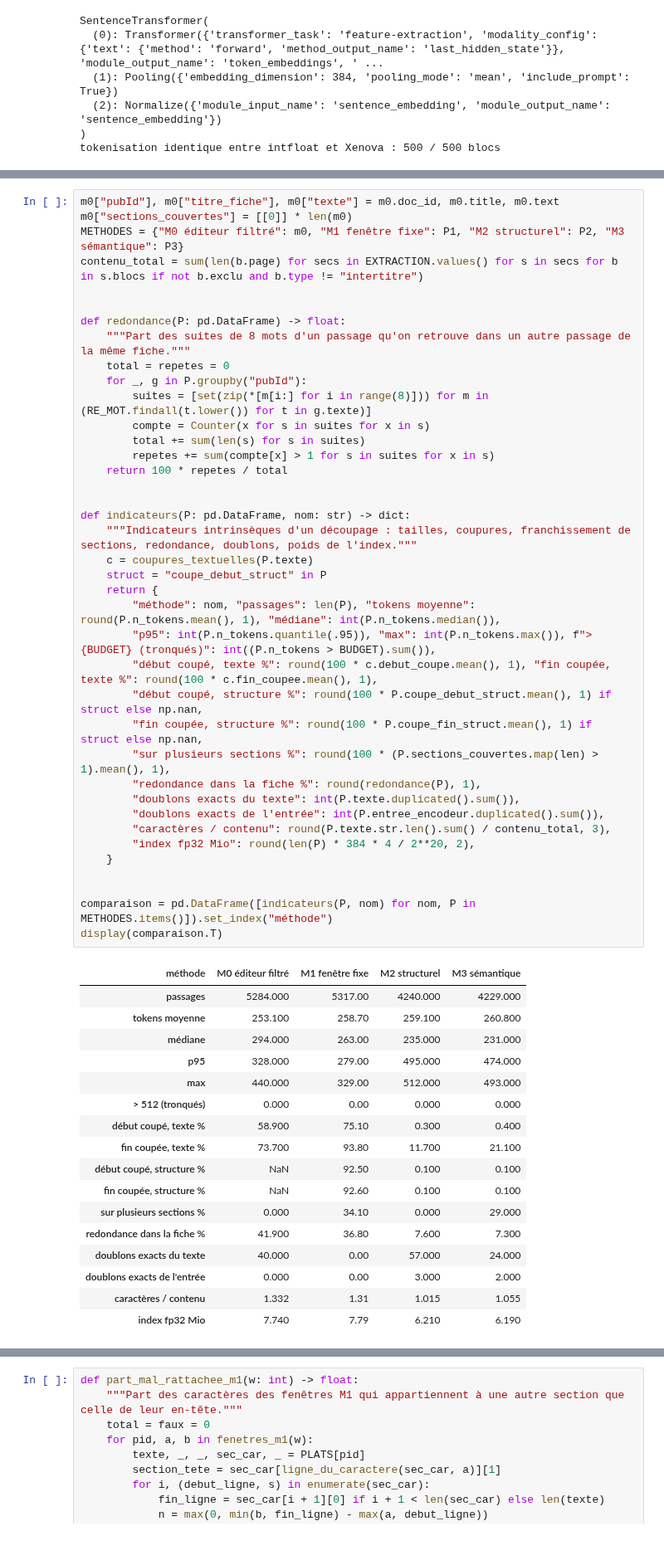
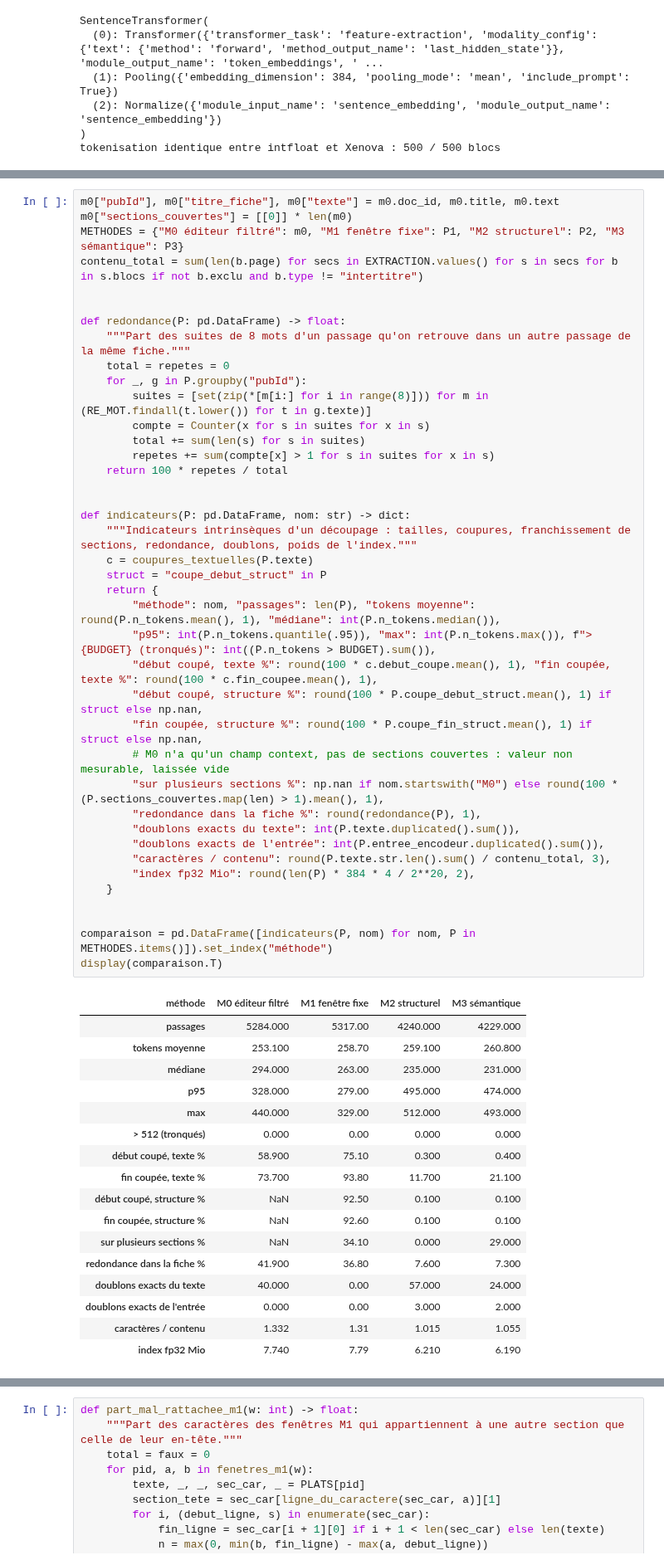
Before and after one commit to datatigersNLP/data_tigers_nlp, a Jupyter notebook: scripts/decoupage/01_corpus_decoupage.ipynb, the cells around one changed output, grey strips where cells are left out. Shown at 83% size. Cells and saved outputs as stored; diff of their text form.

```diff
--- a/scripts/decoupage/01_corpus_decoupage.ipynb
+++ b/scripts/decoupage/01_corpus_decoupage.ipynb
@@ -2076,35 +2417,36 @@ def indicateurs(P: pd.DataFrame, nom: str) -> dict:
     c = coupures_textuelles(P.texte)
     struct = "coupe_debut_struct" in P
     return {
         "méthode": nom, "passages": len(P), "tokens moyenne": round(P.n_tokens.mean(), 1), "médiane": int(P.n_tokens.median()),
         "p95": int(P.n_tokens.quantile(.95)), "max": int(P.n_tokens.max()), f"> {BUDGET} (tronqués)": int((P.n_tokens > BUDGET).sum()),
         "début coupé, texte %": round(100 * c.debut_coupe.mean(), 1), "fin coupée, texte %": round(100 * c.fin_coupee.mean(), 1),
         "début coupé, structure %": round(100 * P.coupe_debut_struct.mean(), 1) if struct else np.nan,
         "fin coupée, structure %": round(100 * P.coupe_fin_struct.mean(), 1) if struct else np.nan,
-        "sur plusieurs sections %": round(100 * (P.sections_couvertes.map(len) > 1).mean(), 1),
+        # M0 n'a qu'un champ context, pas de sections couvertes : valeur non mesurable, laissée vide
+        "sur plusieurs sections %": np.nan if nom.startswith("M0") else round(100 * (P.sections_couvertes.map(len) > 1).mean(), 1),
         "redondance dans la fiche %": round(redondance(P), 1),
         "doublons exacts du texte": int(P.texte.duplicated().sum()),
         "doublons exacts de l'entrée": int(P.entree_encodeur.duplicated().sum()),
         "caractères / contenu": round(P.texte.str.len().sum() / contenu_total, 3),
         "index fp32 Mio": round(len(P) * 384 * 4 / 2**20, 2),
     }
 
 
 comparaison = pd.DataFrame([indicateurs(P, nom) for nom, P in METHODES.items()]).set_index("méthode")
 display(comparaison.T)
 # %% [output]
 | méthode | M0 éditeur filtré | M1 fenêtre fixe | M2 structurel | M3 sémantique |
 | passages | 5284.000 | 5317.00 | 4240.000 | 4229.000 |
 | tokens moyenne | 253.100 | 258.70 | 259.100 | 260.800 |
 | médiane | 294.000 | 263.00 | 235.000 | 231.000 |
 | p95 | 328.000 | 279.00 | 495.000 | 474.000 |
 | max | 440.000 | 329.00 | 512.000 | 493.000 |
 | > 512 (tronqués) | 0.000 | 0.00 | 0.000 | 0.000 |
 | début coupé, texte % | 58.900 | 75.10 | 0.300 | 0.400 |
 | fin coupée, texte % | 73.700 | 93.80 | 11.700 | 21.100 |
 | début coupé, structure % | NaN | 92.50 | 0.100 | 0.100 |
 | fin coupée, structure % | NaN | 92.60 | 0.100 | 0.100 |
-| sur plusieurs sections % | 0.000 | 34.10 | 0.000 | 29.000 |
+| sur plusieurs sections % | NaN | 34.10 | 0.000 | 29.000 |
 | redondance dans la fiche % | 41.900 | 36.80 | 7.600 | 7.300 |
 | doublons exacts du texte | 40.000 | 0.00 | 57.000 | 24.000 |
 | doublons exacts de l'entrée | 0.000 | 0.00 | 3.000 | 2.000 |
```
Also changed, not shown: parts of 77 cells of this notebook.
